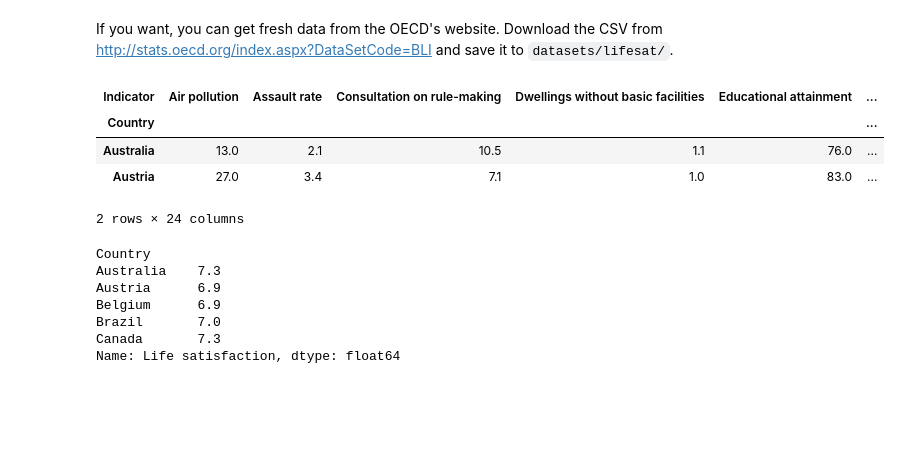
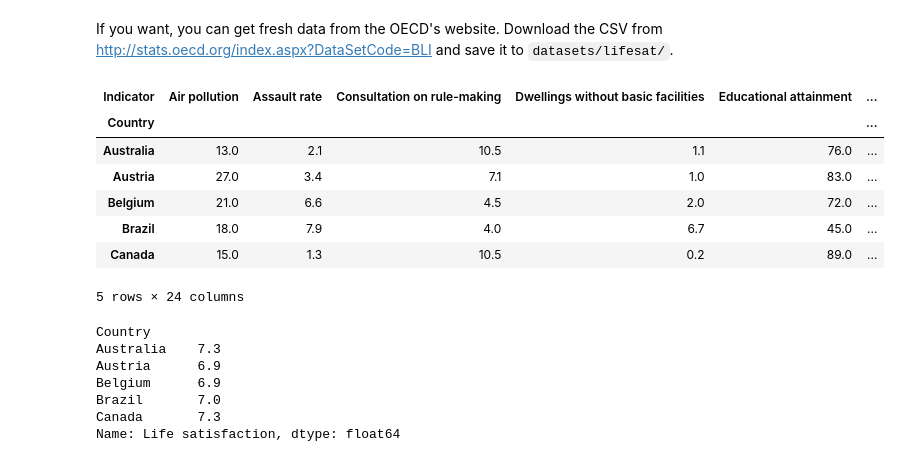
Before and after one commit to aloiswirth/handson-ml2, a Jupyter notebook: 01_the_machine_learning_landscape.ipynb, the cells around one changed output. Cells and saved outputs as stored; diff of their text form; code cells hidden in the pictures; blank space fills up the shorter version.

```diff
--- a/01_the_machine_learning_landscape.ipynb
+++ b/01_the_machine_learning_landscape.ipynb
@@ -127,14 +127,17 @@ and save it to `datasets/lifesat/`.
 # %%
 oecd_bli = pd.read_csv(datapath + "oecd_bli_2015.csv", thousands=',')
 oecd_bli = oecd_bli[oecd_bli["INEQUALITY"]=="TOT"]
 oecd_bli = oecd_bli.pivot(index="Country", columns="Indicator", values="Value")
-oecd_bli.head(2)
+oecd_bli.head(5)
 # %% [output]
 | Indicator | Air pollution | Assault rate | Consultation on rule-making | Dwellings without basic facilities | Educational attainment | ... |
 | Country |  |  |  |  |  | ... |
 | Australia | 13.0 | 2.1 | 10.5 | 1.1 | 76.0 | ... |
 | Austria | 27.0 | 3.4 | 7.1 | 1.0 | 83.0 | ... |
+| Belgium | 21.0 | 6.6 | 4.5 | 2.0 | 72.0 | ... |
+| Brazil | 18.0 | 7.9 | 4.0 | 6.7 | 45.0 | ... |
+| Canada | 15.0 | 1.3 | 10.5 | 0.2 | 89.0 | ... |
-2 rows × 24 columns
+5 rows × 24 columns
 # %%
 oecd_bli["Life satisfaction"].head()
 # %% [output]
```
Also changed, not shown: parts of 2 cells of this notebook, 1 other file.
